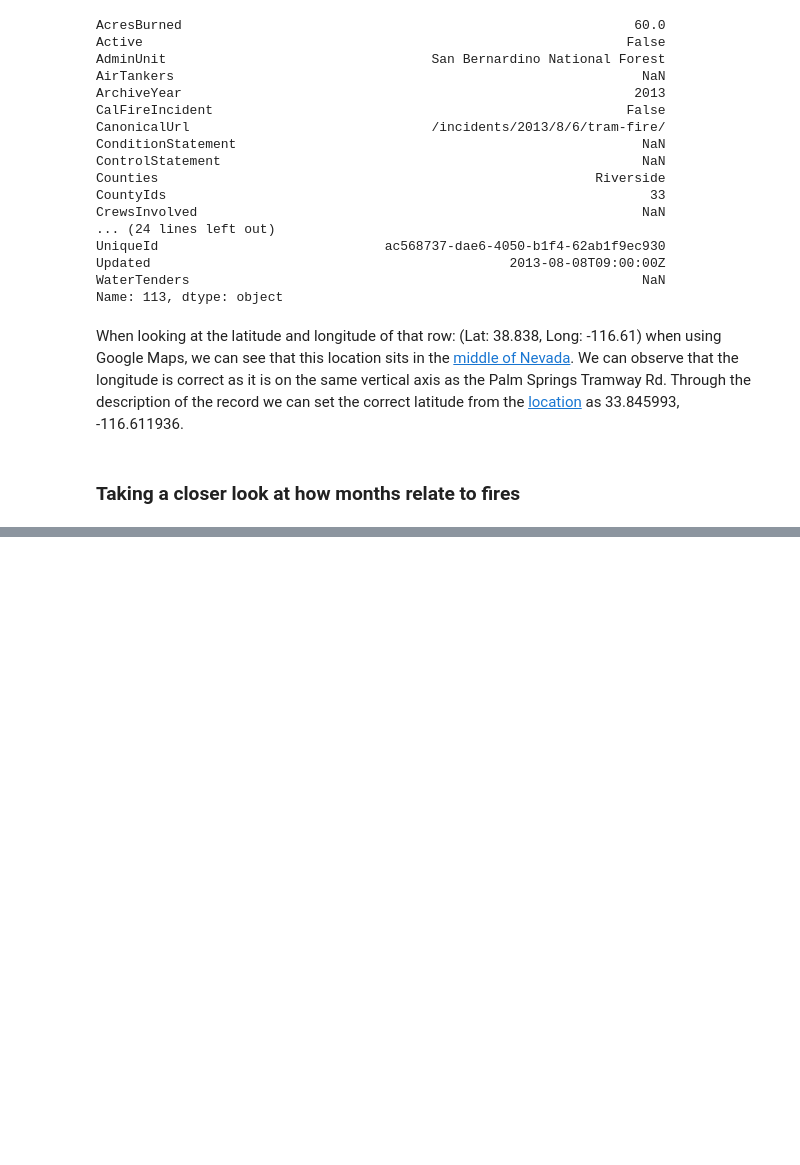
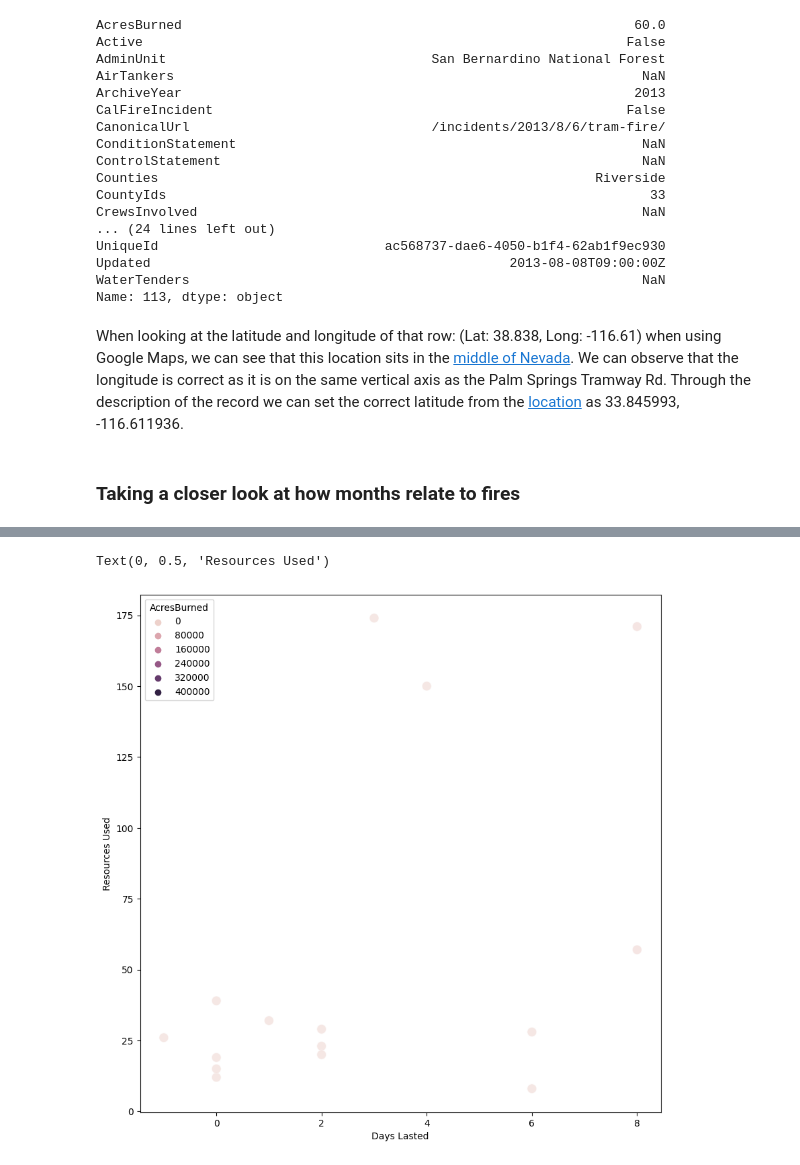
Before and after one commit to okaynils/fhnw-ds-gdv, a Jupyter notebook: wildfires.ipynb, the cells around one changed output, grey strips where cells are left out. Drawn from its saved outputs; the diff is of its cells as text; code cells hidden in the pictures; blank space fills up the shorter version.

```diff
--- a/wildfires.ipynb
+++ b/wildfires.ipynb
@@ -216,0 +253,24 @@ plt.show()
+# %%
+# Remove rows that have not been extinguished yet
+df_select = df_select[df_select['Extinguished'].notnull()]
+
+# Convert 'Extinguished' column to string type
+df_select['Extinguished'] = df_select['Extinguished'].astype(str)
+
+# Apply the parse function to convert the string dates to datetime objects
+df_select['Extinguished'] = df_select['Extinguished'].apply(lambda x: parse(x) if x != 'nan' else None)
+
+# New variable, describing how long the fire was going on
+df_select['DaysLasted'] = (df_select['Extinguished'] - df_select['Started']).dt.days
+
+# New variable, describing how many resources were assigned
+df_select['ResourcesAssigned'] = df_select['AirTankers'] + df_select['Helicopters'] + df_select['Dozers'] + df_select['Engines'] + df_select['WaterTenders']
+# %%
+# Plot days lasted vs resources used
+fig, ax = plt.subplots(figsize=(10, 10))
+sns.scatterplot(x=df_select['DaysLasted'], y=df_select['ResourcesAssigned'], s=100, alpha=0.5, hue=df_select['AcresBurned'])
+ax.set_xlabel('Days Lasted')
+ax.set_ylabel('Resources Used')
+# %% [output]
+Text(0, 0.5, 'Resources Used')
+[figure, added]
```
Also changed, not shown: parts of 6 cells of this notebook.
